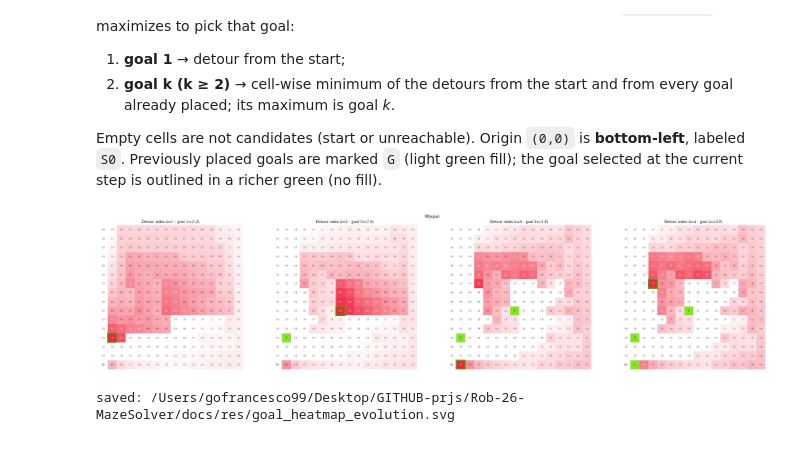
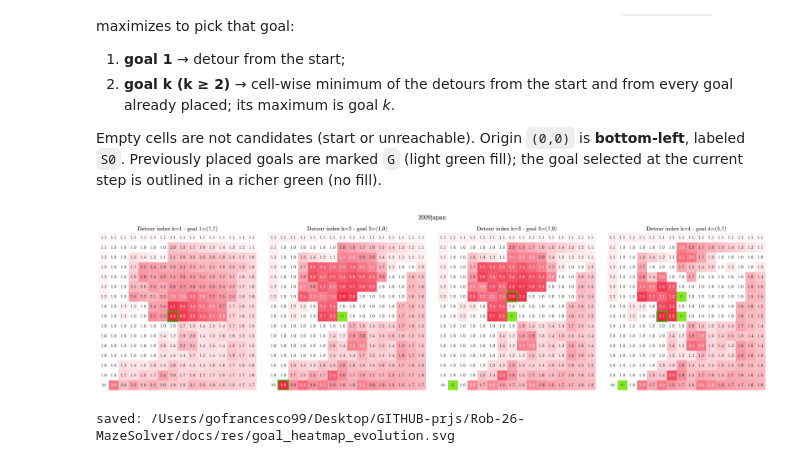
Before and after one commit to FrancescoGuarda/Rob-26-MazeSolver, a Jupyter notebook: notebooks/goals_analysis.ipynb, the cells around one changed output. Cells and saved outputs as stored; diff of their text form; code cells hidden in the pictures.

```diff
--- a/notebooks/goals_analysis.ipynb
+++ b/notebooks/goals_analysis.ipynb
@@ -93,42 +93,42 @@ def show_heatmap(ax, score_map, goal, prev_goals, start, title):
     mask = np.isnan(flip)
     labels = np.where(mask, "", np.round(flip, 1).astype("U8"))
     sns.heatmap(flip, ax=ax, cmap=WHITE_RED, mask=mask,
-                annot=labels, fmt="", annot_kws={"fontsize": 6},
+                annot=labels, fmt="", annot_kws={"fontsize": 11},
                 cbar=False,
                 linewidths=.5, linecolor="#f2f2f200",
                 square=True, xticklabels=False, yticklabels=False)
     for px, py in prev_goals:            # previously placed goals: light green fill + label
         ax.add_patch(Rectangle((px, h - 1 - py), 1, 1, fill=True,
                                    facecolor="#70e000", edgecolor="none",
                                    alpha=0.85, zorder=5))
         ax.text(px + 0.5, h - 1 - py + 0.5, "G", ha="center", va="center",
-                fontsize=8, fontweight="bold", color="#008000", zorder=6)
+                fontsize=10, fontweight="bold", color="#008000", zorder=6)
     gx, gy = goal                        # goal chosen at this step: richer green outline only
     ax.add_patch(Rectangle((gx, h - 1 - gy), 1, 1, fill=False,
                                edgecolor="#38b000", lw=3, zorder=5))
     sx, sy = start                       # start cell: labeled S0
     ax.text(sx + 0.5, h - 1 - sy + 0.5, "S0", ha="center", va="center",
-            fontsize=8, fontweight="bold", color="#333333", zorder=6)
-    ax.set_title(title, fontsize=11)
+            fontsize=10, fontweight="bold", color="#333333", zorder=6)
+    ax.set_title(title, fontsize=14)
 
 
 # --- choose maze and how many goals to reconstruct (k >= 2) ---
-MAZE = "00japan"
+MAZE = "2009japan"
 K = 4
 
 wm, w, h = parse_maze(str(MAZES_DIR / f"{MAZE}.txt"))
 panels = goal_score_panels(wm, w, h, START, K)
 
 fig, axes = plt.subplots(1, len(panels),
-                         figsize=(len(panels) * (0.32 * w + 1.5), 0.32 * h + 1))
+                         figsize=(len(panels) * (0.32 * w + 0.8), 0.32 * h + 1))
 for ax, (i, score_map, goal, prev_goals) in zip(axes.flat, panels):
     show_heatmap(ax, score_map, goal, prev_goals, START,
                  f"Detour index k={i} - goal {i}=({goal[0]},{goal[1]})")
-fig.suptitle(MAZE)
+fig.suptitle(MAZE, fontsize=16, y=1.02)
 fig.tight_layout()
 plt.show()
 # %% [output]
-[figure, old version]
+[figure, new version]
 # %%
 fig.savefig(FIGURES_DIR / "goal_heatmap_evolution.svg", bbox_inches="tight")
 print(f"saved: {FIGURES_DIR / 'goal_heatmap_evolution.svg'}")
```
Also changed, not shown: parts of 1 cell of this notebook.
